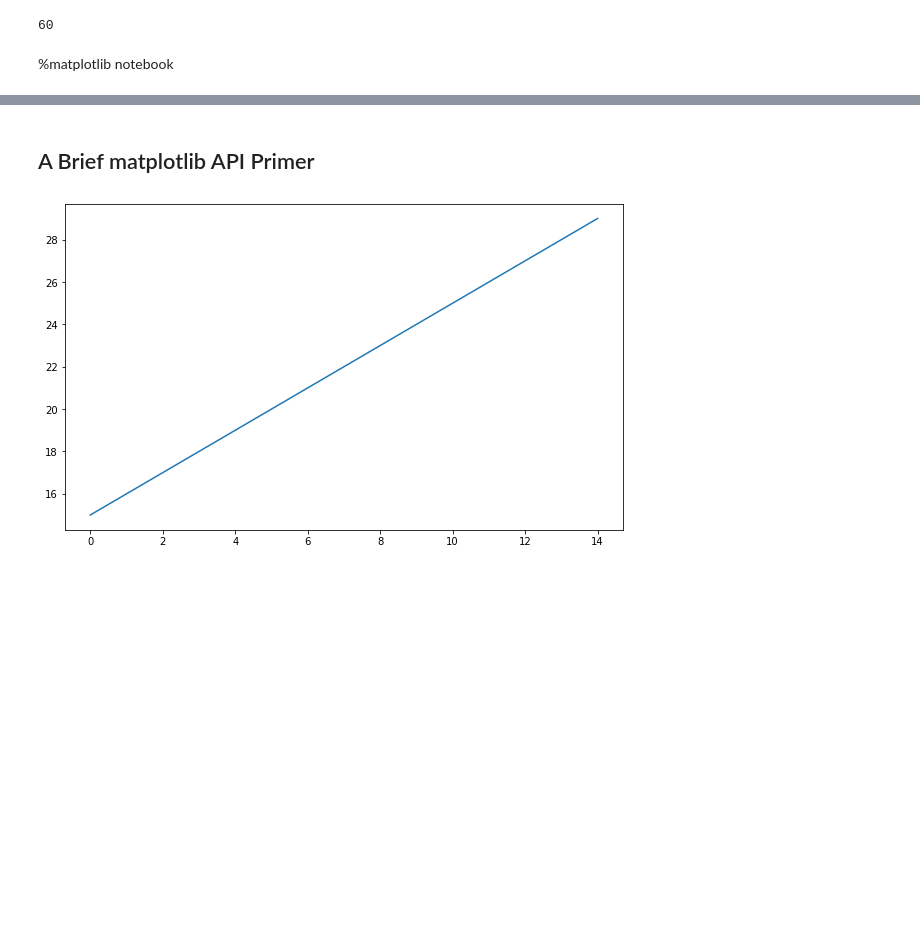
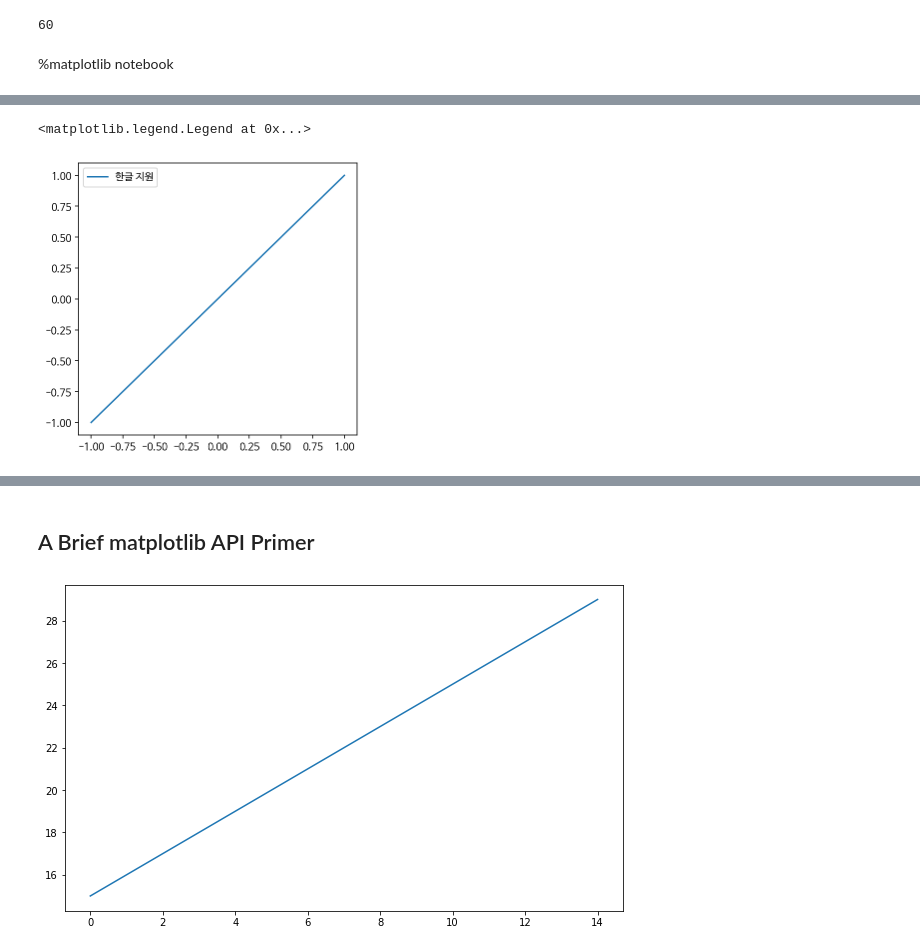
Before and after one commit to lee7py/2021-py-bigdata, a Jupyter notebook: my_ch09_study.ipynb, the cells around one changed output, grey strips where cells are left out. Cells and saved outputs as stored; diff of their text form; code cells hidden in the pictures; blank space fills up the shorter version.

```diff
--- a/my_ch09_study.ipynb
+++ b/my_ch09_study.ipynb
@@ -27,0 +67,9 @@ warnings.filterwarnings('ignore')
+# %%
+import matplotlib.pyplot as plt
+
+plt.figure(figsize=(5,5))
+plt.plot([-1,1], [-1,1], label='한글 지원')
+plt.legend()
+# %% [output]
+<matplotlib.legend.Legend at 0x...>
+[figure, added]
```
Also changed, not shown: parts of 13 cells of this notebook.
